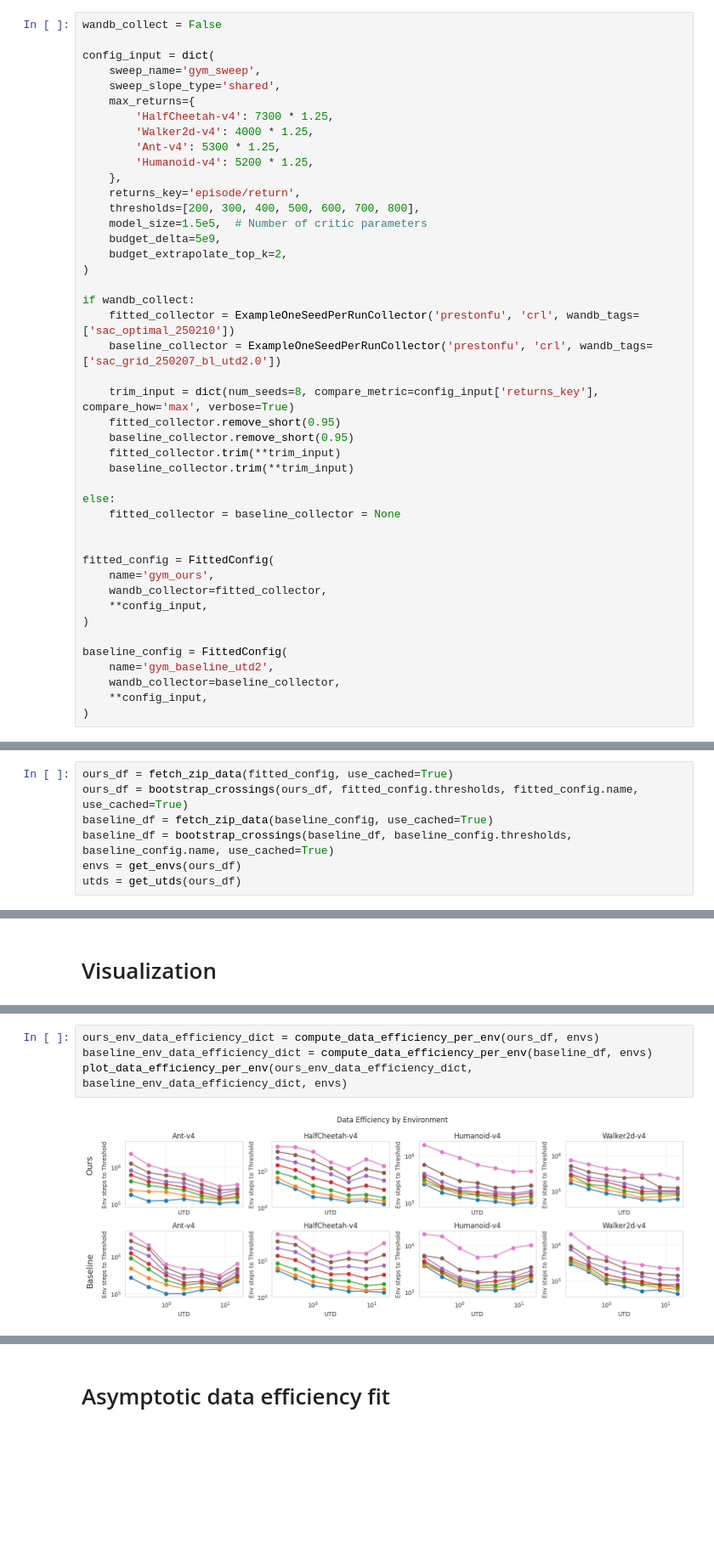
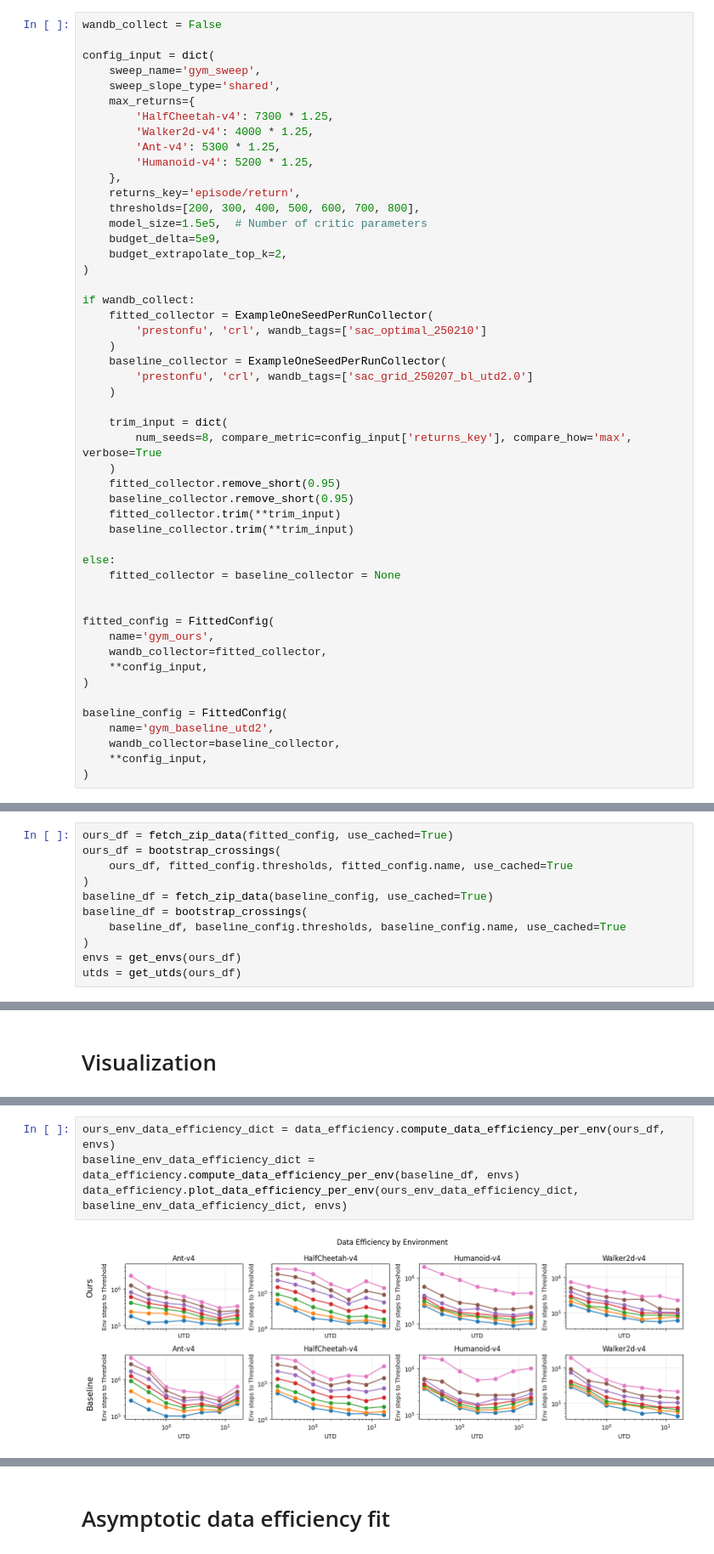
Before and after one commit to prestonfu/qscaled, a Jupyter notebook: experiments/2_fitted/gym_explore.ipynb, the cells around one changed output, grey strips where cells are left out. Shown at 85% size. Drawn from its saved outputs; the diff is of its cells as text; blank space fills up the shorter version.

```diff
--- a/experiments/2_fitted/gym_explore.ipynb
+++ b/experiments/2_fitted/gym_explore.ipynb
@@ -52,10 +38,16 @@ config_input = dict(
 )
 
 if wandb_collect:
-    fitted_collector = ExampleOneSeedPerRunCollector('prestonfu', 'crl', wandb_tags=['sac_optimal_250210'])
-    baseline_collector = ExampleOneSeedPerRunCollector('prestonfu', 'crl', wandb_tags=['sac_grid_250207_bl_utd2.0'])
+    fitted_collector = ExampleOneSeedPerRunCollector(
+        'prestonfu', 'crl', wandb_tags=['sac_optimal_250210']
+    )
+    baseline_collector = ExampleOneSeedPerRunCollector(
+        'prestonfu', 'crl', wandb_tags=['sac_grid_250207_bl_utd2.0']
+    )
 
-    trim_input = dict(num_seeds=8, compare_metric=config_input['returns_key'], compare_how='max', verbose=True)
+    trim_input = dict(
+        num_seeds=8, compare_metric=config_input['returns_key'], compare_how='max', verbose=True
+    )
     fitted_collector.remove_short(0.95)
     baseline_collector.remove_short(0.95)
     fitted_collector.trim(**trim_input)
@@ -82,9 +74,13 @@ so if you restart the kernel and run all cells, your final `csv` output should
 be deterministic.
 # %%
 ours_df = fetch_zip_data(fitted_config, use_cached=True)
-ours_df = bootstrap_crossings(ours_df, fitted_config.thresholds, fitted_config.name, use_cached=True)
+ours_df = bootstrap_crossings(
+    ours_df, fitted_config.thresholds, fitted_config.name, use_cached=True
+)
 baseline_df = fetch_zip_data(baseline_config, use_cached=True)
-baseline_df = bootstrap_crossings(baseline_df, baseline_config.thresholds, baseline_config.name, use_cached=True)
+baseline_df = bootstrap_crossings(
+    baseline_df, baseline_config.thresholds, baseline_config.name, use_cached=True
+)
 envs = get_envs(ours_df)
 utds = get_utds(ours_df)
 # %% [output]
@@ -99,7 +95,7 @@ plot_per_env_utd(ours_df, baseline_df, fitted_config.thresholds)
 # %%
-ours_env_data_efficiency_dict = compute_data_efficiency_per_env(ours_df, envs)
-baseline_env_data_efficiency_dict = compute_data_efficiency_per_env(baseline_df, envs)
-plot_data_efficiency_per_env(ours_env_data_efficiency_dict, baseline_env_data_efficiency_dict, envs)
+ours_env_data_efficiency_dict = data_efficiency.compute_data_efficiency_per_env(ours_df, envs)
+baseline_env_data_efficiency_dict = data_efficiency.compute_data_efficiency_per_env(baseline_df, envs)
+data_efficiency.plot_data_efficiency_per_env(ours_env_data_efficiency_dict, baseline_env_data_efficiency_dict, envs)
 # %% [output]
-[figure, old version]
+[figure, new version]
 # %%
```
Also changed, not shown: parts of 12 cells of this notebook, 40 other files.
